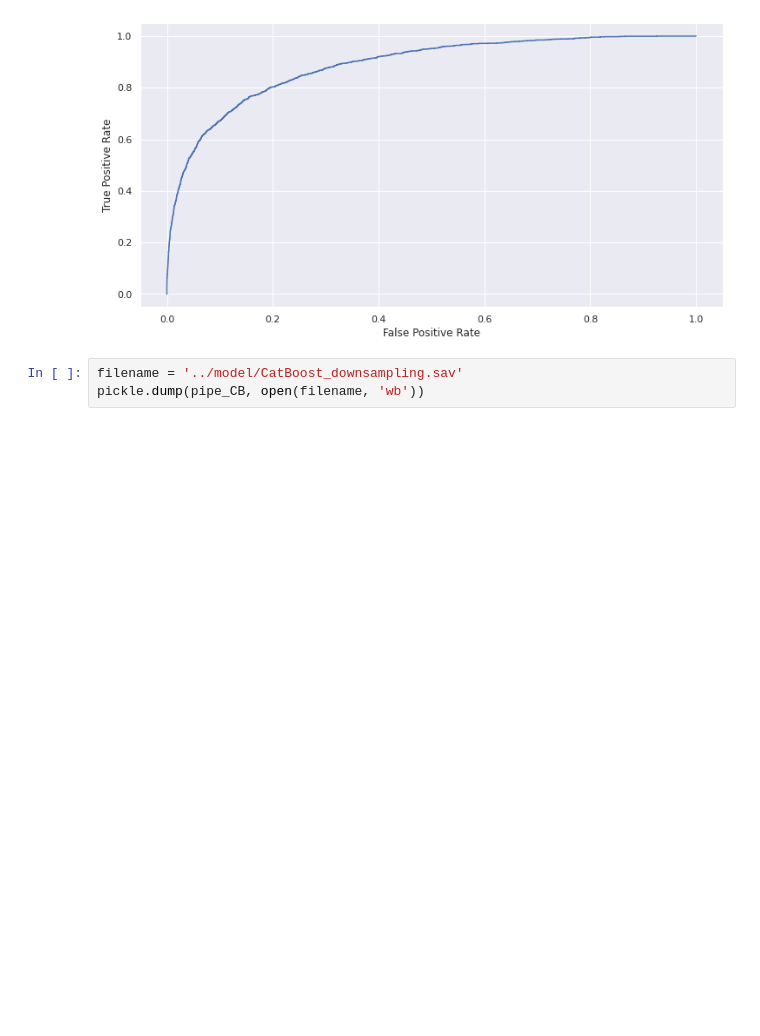
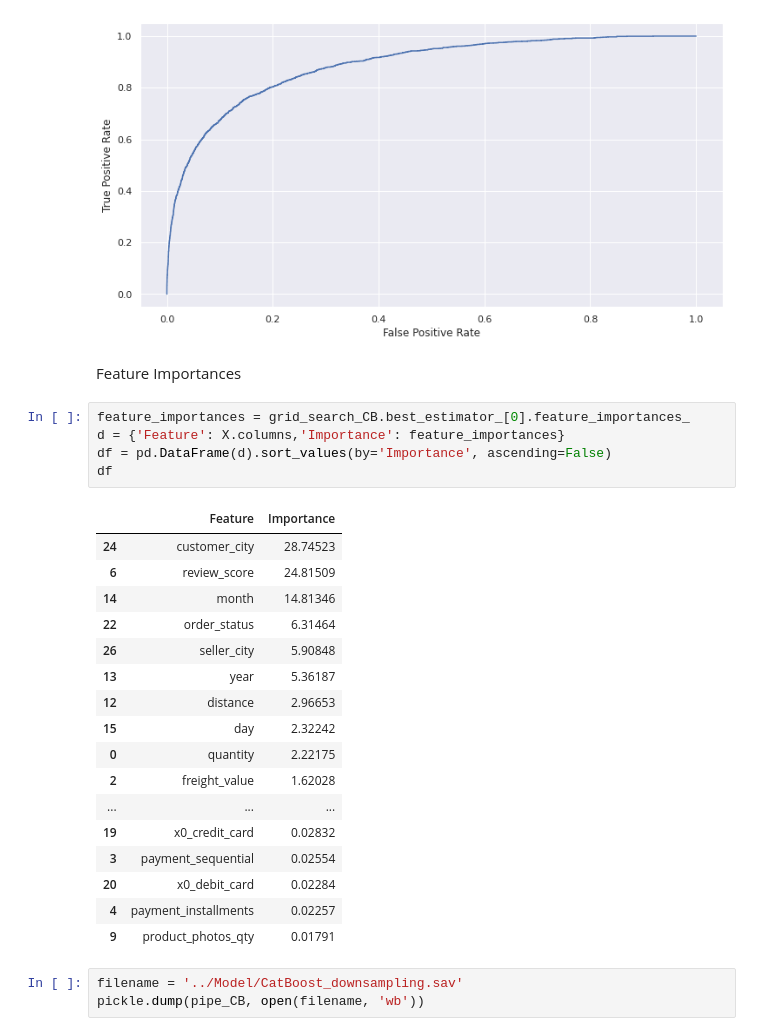
Before and after one commit to lukaswangbk/Delivery-Delay-Prediction, a Jupyter notebook: Notebook/3_7_CatBoost.ipynb, the cells around one changed output. Saved outputs shown, nothing was run; the diff lists cells and outputs as text; blank space fills up the shorter version.

```diff
--- a/Notebook/3_7_CatBoost.ipynb
+++ b/Notebook/3_7_CatBoost.ipynb
@@ -199,6 +222,31 @@ disp.plot()
 # %% [output]
 <sklearn.metrics._plot.roc_curve.RocCurveDisplay at 0x...>
 [figure]
+# %% [markdown]
+Feature Importances
+# %%
+feature_importances = grid_search_CB.best_estimator_[0].feature_importances_
+d = {'Feature': X.columns,'Importance': feature_importances}
+df = pd.DataFrame(d).sort_values(by='Importance', ascending=False)
+df
+# %% [output]
+|  | Feature | Importance |
+| 24 | customer_city | 28.74523 |
+| 6 | review_score | 24.81509 |
+| 14 | month | 14.81346 |
+| 22 | order_status | 6.31464 |
+| 26 | seller_city | 5.90848 |
+| 13 | year | 5.36187 |
+| 12 | distance | 2.96653 |
+| 15 | day | 2.32242 |
+| 0 | quantity | 2.22175 |
+| 2 | freight_value | 1.62028 |
+| ... | ... | ... |
+| 19 | x0_credit_card | 0.02832 |
+| 3 | payment_sequential | 0.02554 |
+| 20 | x0_debit_card | 0.02284 |
+| 4 | payment_installments | 0.02257 |
+| 9 | product_photos_qty | 0.01791 |
 # %%
-filename = '../model/CatBoost_downsampling.sav'
+filename = '../Model/CatBoost_downsampling.sav'
 pickle.dump(pipe_CB, open(filename, 'wb'))
```
Also changed, not shown: parts of 13 cells of this notebook, 2 other files.
